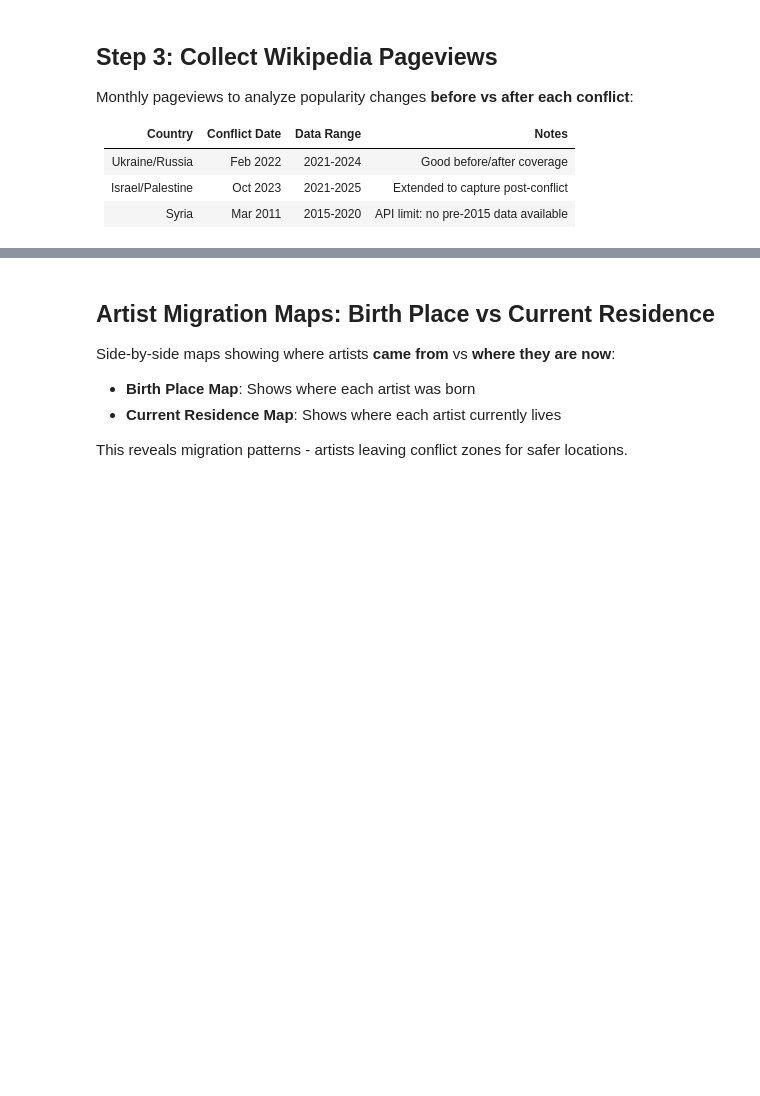
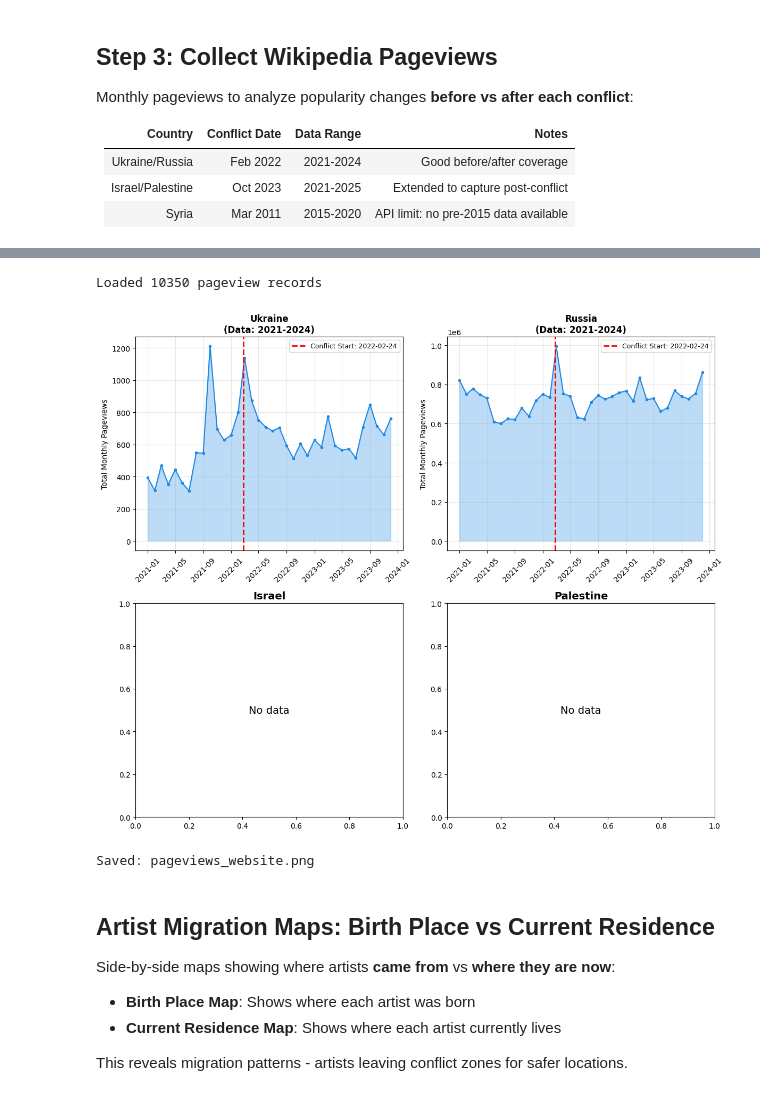
Before and after one commit to Beatricia/CSS-Project-A, a Jupyter notebook: notebooks/01_data_collection.ipynb, the cells around one changed output, grey strips where cells are left out. Saved outputs shown, nothing was run; the diff lists cells and outputs as text; code cells hidden in the pictures; blank space fills up the shorter version.

```diff
--- a/notebooks/01_data_collection.ipynb
+++ b/notebooks/01_data_collection.ipynb
@@ -553,3 +572,48 @@ plt.show()
+# %%
+# Load monthly pageviews data
+monthly_df = pd.read_csv("../data/monthly_pageviews.csv")
+print(f"Loaded {len(monthly_df)} pageview records")
+# %% [output]
+Loaded 10350 pageview records
+# %%
+# Generate pageview chart for website (excluding Syria due to data range limitations)
+WEBSITE_COUNTRIES = {k: v for k, v in CONFLICT_DATES.items() if k != "Syria"}
+
+fig, axes = plt.subplots(2, 2, figsize=(12, 10))
+
+for i, (country, conflict_date) in enumerate(WEBSITE_COUNTRIES.items()):
+    ax = axes.flatten()[i]
+    cd = monthly_df[monthly_df["origin_country"] == country]
+
+    if len(cd) == 0:
+        ax.text(0.5, 0.5, "No data", ha='center', va='center', fontsize=14)
+        ax.set_title(country, fontsize=14, fontweight='bold')
+        continue
+
+    mt = cd.groupby("month")["views"].sum().sort_index()
+    dates = [datetime.strptime(m, "%Y-%m") for m in mt.index]
+
+    ax.plot(dates, mt.values, marker='o', markersize=3, color='#1e88e5')
+    ax.fill_between(dates, mt.values, alpha=0.3, color='#1e88e5')
+
+    conflict_dt = datetime.strptime(conflict_date, "%Y-%m-%d")
+    if min(dates) <= conflict_dt <= max(dates):
+        ax.axvline(conflict_dt, color='red', linestyle='--', linewidth=2, label=f'Conflict Start: {conflict_date}')
+        ax.legend(fontsize=9, loc='upper right')
+
+    start, end = DATE_RANGES.get(country, ("20210101", "20231231"))
+    ax.set_title(f"{country}\n(Data: {start[:4]}-{end[:4]})", fontsize=12, fontweight='bold')
+    ax.tick_params(axis='x', rotation=45)
+    ax.set_ylabel("Total Monthly Pageviews", fontsize=10)
+    ax.grid(True, alpha=0.3)
+
+plt.tight_layout()
+plt.savefig("pageviews_website.png", dpi=150, bbox_inches='tight', facecolor='white')
+plt.show()
+print("Saved: pageviews_website.png")
+# %% [output]
+[figure, added]
+Saved: pageviews_website.png
 # %% [markdown]
 ## Artist Migration Maps: Birth Place vs Current Residence
 
```
Also changed, not shown: parts of 15 cells of this notebook, 37 other files.
